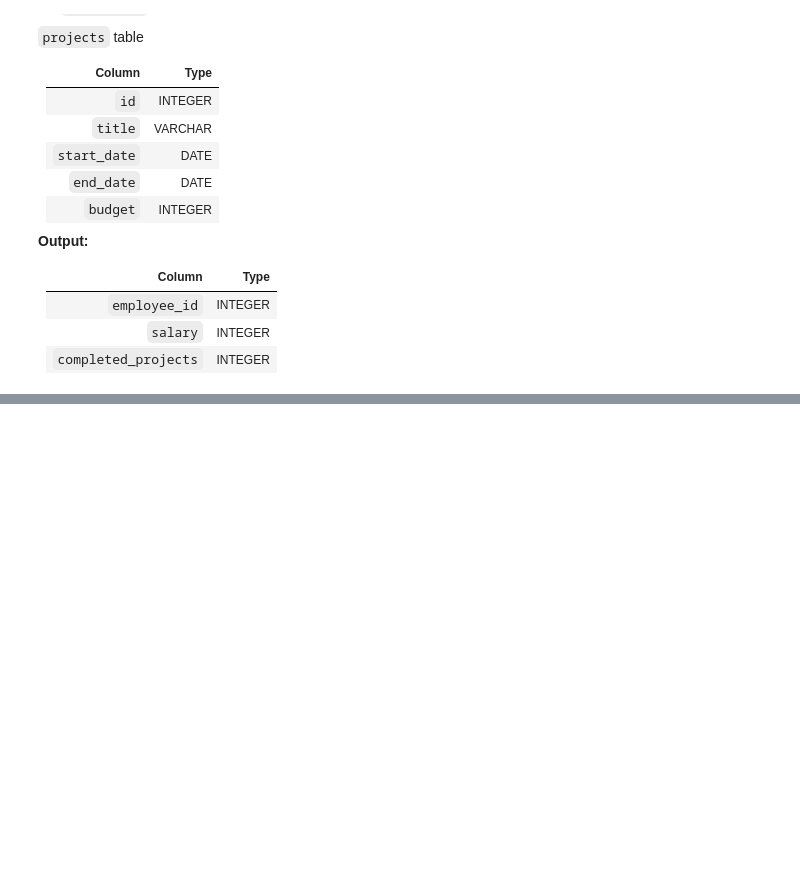
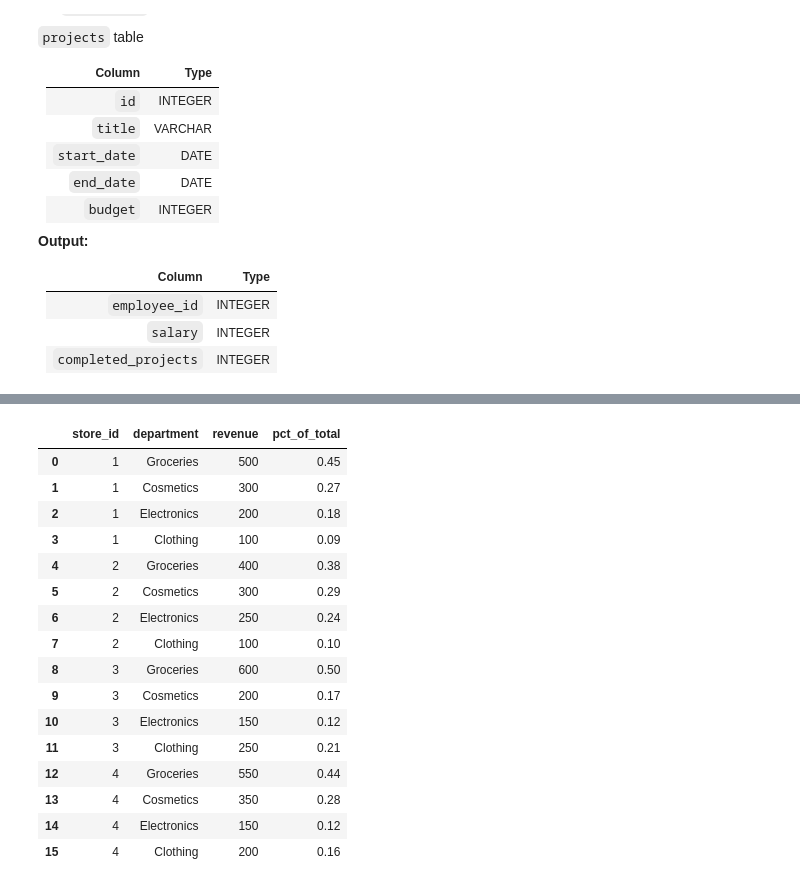
Before and after one commit to ejazanwar572/Interview, a Jupyter notebook: Python/14_days_of_pandas/Medium/16_lowest_paid.ipynb, the cells around one changed output, grey strips where cells are left out. Saved outputs shown, nothing was run; the diff lists cells and outputs as text; code cells hidden in the pictures; blank space fills up the shorter version.

Commit message:
feat: Update Pandas exercises, add new SQL interview questions, and refine resume management workflow with cleanup of old files.

```diff
--- a/Python/14_days_of_pandas/Medium/16_lowest_paid.ipynb
+++ b/Python/14_days_of_pandas/Medium/16_lowest_paid.ipynb
@@ -84,0 +435,48 @@ def solution():
+# %%
+import pandas as pd
+
+store_sales_data = {
+    'store_id': [1, 1, 1, 1, 2, 2, 2, 2, 3, 3, 3, 3, 4, 4, 4, 4],
+    'department': [
+        'Groceries', 'Cosmetics', 'Electronics', 'Clothing',
+        'Groceries', 'Cosmetics', 'Electronics', 'Clothing',
+        'Groceries', 'Cosmetics', 'Electronics', 'Clothing',
+        'Groceries', 'Cosmetics', 'Electronics', 'Clothing'
+    ],
+    'revenue': [
+        500, 300, 200, 100,  # Store 1
+        400, 300, 250, 100,  # Store 2
+        600, 200, 150, 250,  # Store 3
+        550, 350, 150, 200   # Store 4
+    ]
+}
+store_sales = pd.DataFrame(store_sales_data)
+
+# Write your code here
+
+df = store_sales.copy()
+
+df['pct_of_total'] = (df['revenue']/store_sales.groupby('store_id')['revenue'].transform(sum)).round(2)
+
+# df[]
+
+
+display(df)
+# %% [output]
+|  | store_id | department | revenue | pct_of_total |
+| 0 | 1 | Groceries | 500 | 0.45 |
+| 1 | 1 | Cosmetics | 300 | 0.27 |
+| 2 | 1 | Electronics | 200 | 0.18 |
+| 3 | 1 | Clothing | 100 | 0.09 |
+| 4 | 2 | Groceries | 400 | 0.38 |
+| 5 | 2 | Cosmetics | 300 | 0.29 |
+| 6 | 2 | Electronics | 250 | 0.24 |
+| 7 | 2 | Clothing | 100 | 0.10 |
+| 8 | 3 | Groceries | 600 | 0.50 |
+| 9 | 3 | Cosmetics | 200 | 0.17 |
+| 10 | 3 | Electronics | 150 | 0.12 |
+| 11 | 3 | Clothing | 250 | 0.21 |
+| 12 | 4 | Groceries | 550 | 0.44 |
+| 13 | 4 | Cosmetics | 350 | 0.28 |
+| 14 | 4 | Electronics | 150 | 0.12 |
+| 15 | 4 | Clothing | 200 | 0.16 |
```
Also changed, not shown: parts of 39 cells of this notebook, 52 other files.
